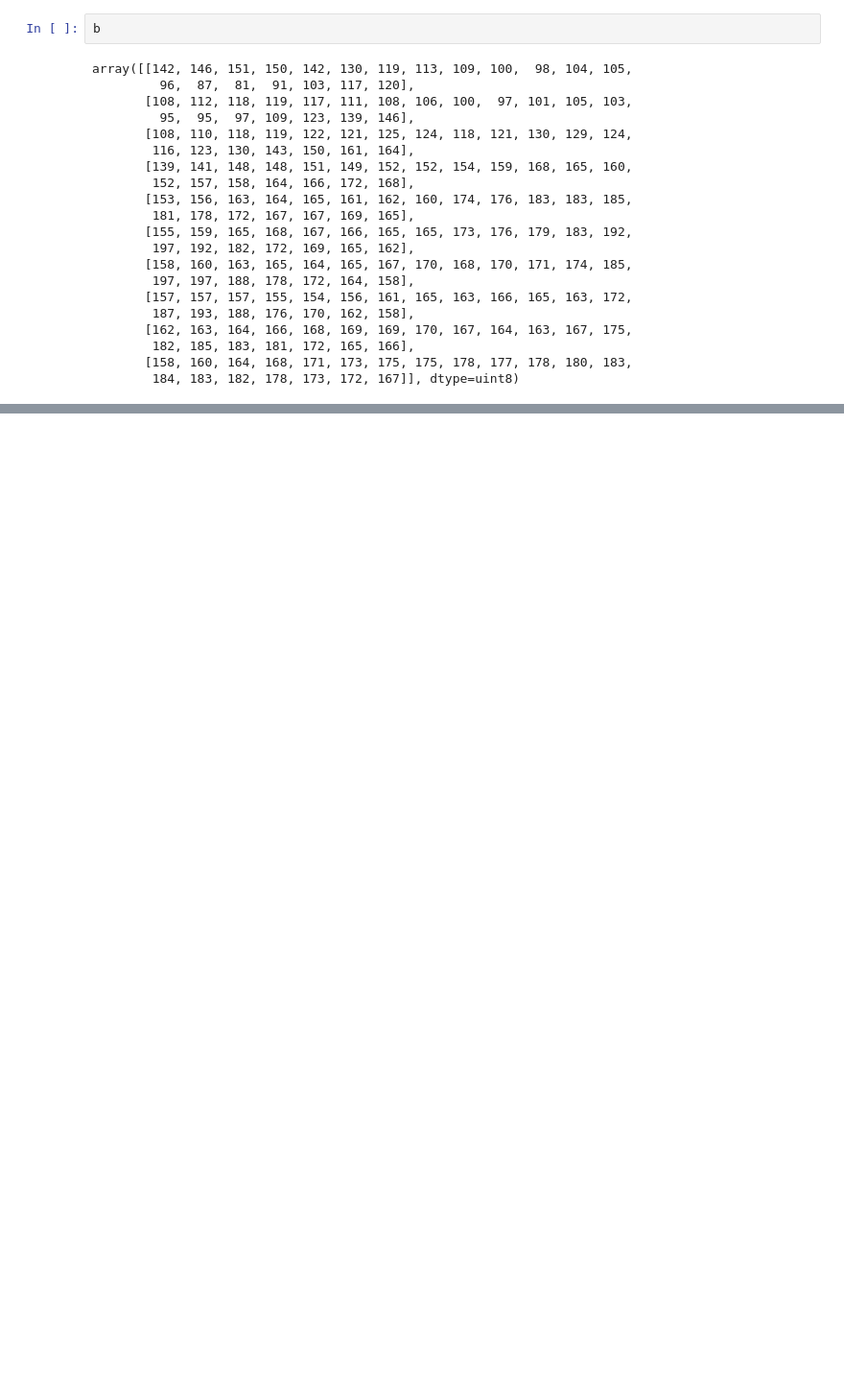
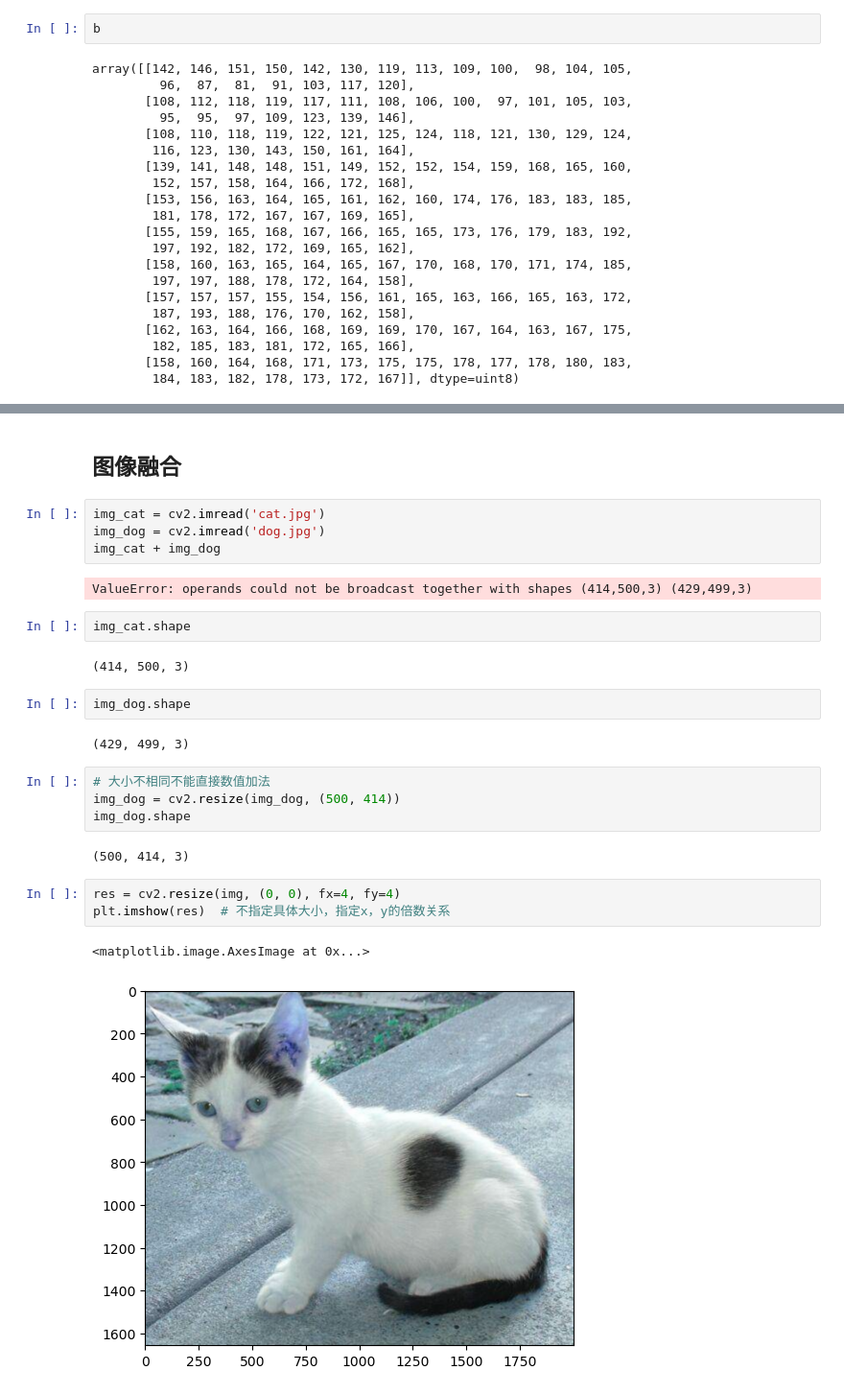
Before and after one commit to DawningAn/My-OpenCV, a Jupyter notebook: 数字图像/Basic operation.ipynb, the cells around one changed output, grey strips where cells are left out. Shown: that part at 96% size. Drawn from its saved outputs; the diff is of its cells as text; blank space fills up the shorter version.

```diff
--- a/数字图像/Basic operation.ipynb
+++ b/数字图像/Basic operation.ipynb
@@ -84,0 +115,28 @@ array([[142, 146, 151, 150, 142, 130, 119, 113, 109, 100,  98, 104, 105,
+# %% [markdown]
+## 图像融合
+# %%
+img_cat = cv2.imread('cat.jpg')
+img_dog = cv2.imread('dog.jpg')
+img_cat + img_dog
+# %% [output]
+ValueError: operands could not be broadcast together with shapes (414,500,3) (429,499,3)
+# %%
+img_cat.shape
+# %% [output]
+(414, 500, 3)
+# %%
+img_dog.shape
+# %% [output]
+(429, 499, 3)
+# %%
+# 大小不相同不能直接数值加法
+img_dog = cv2.resize(img_dog, (500, 414))
+img_dog.shape
+# %% [output]
+(500, 414, 3)
+# %%
+res = cv2.resize(img, (0, 0), fx=4, fy=4)
+plt.imshow(res)  # 不指定具体大小，指定x，y的倍数关系
+# %% [output]
+<matplotlib.image.AxesImage at 0x...>
+[figure, added]
```
Also changed, not shown: parts of 7 cells of this notebook, 1 other file.
